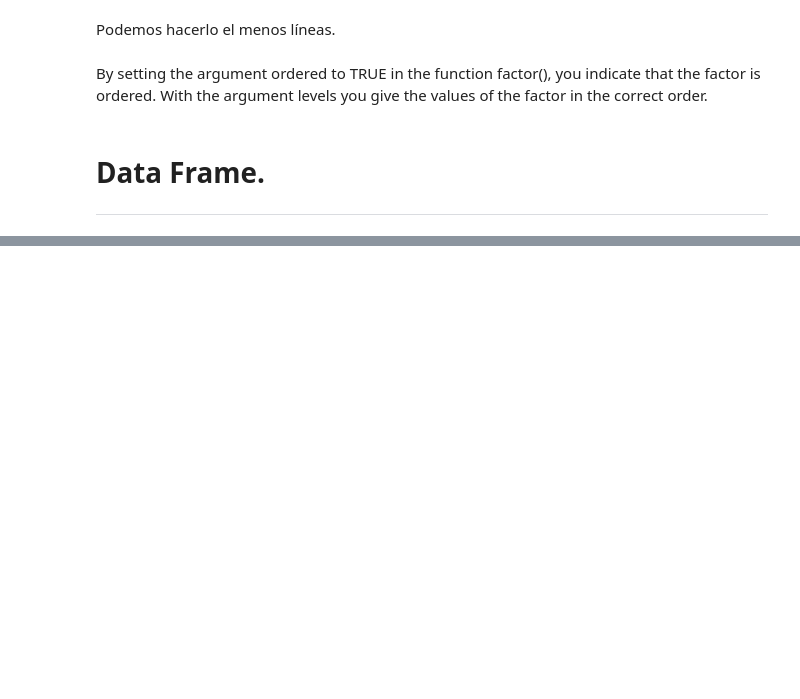
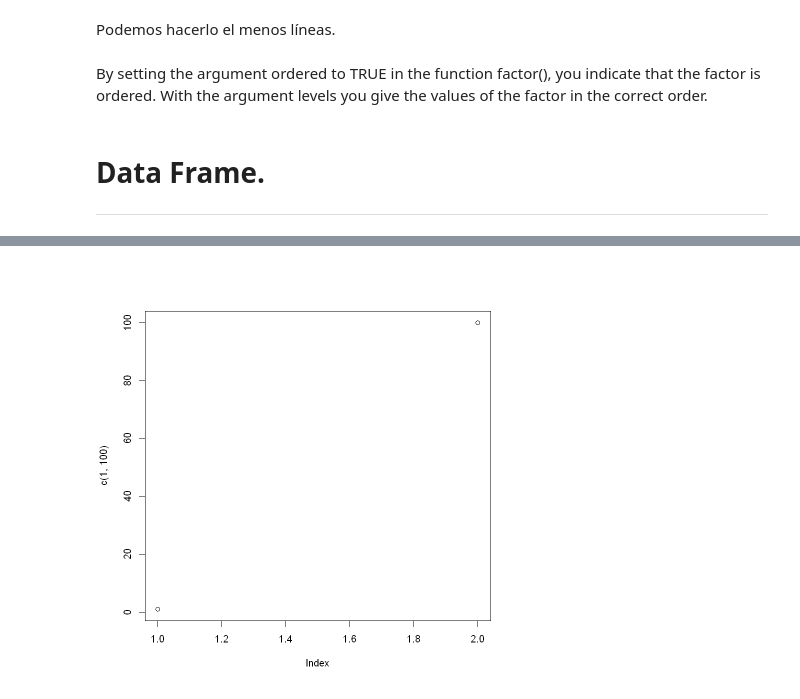
Before and after one commit to Crisel8a/R, a Jupyter notebook: R.ipynb, the cells around one changed output, grey strips where cells are left out. Saved outputs shown, nothing was run; the diff lists cells and outputs as text; code cells hidden in the pictures; blank space fills up the shorter version.

```diff
--- a/R.ipynb
+++ b/R.ipynb
@@ -419,0 +552,4 @@ departed_list
+# %%
+plot(1,100)
+# %% [output]
+[figure, added]
```
Also changed, not shown: parts of 32 cells of this notebook.
